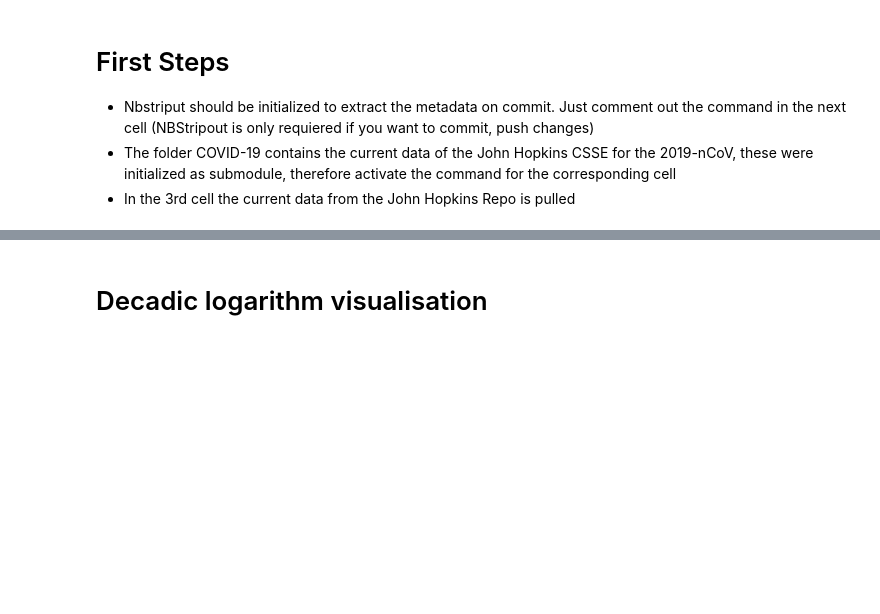
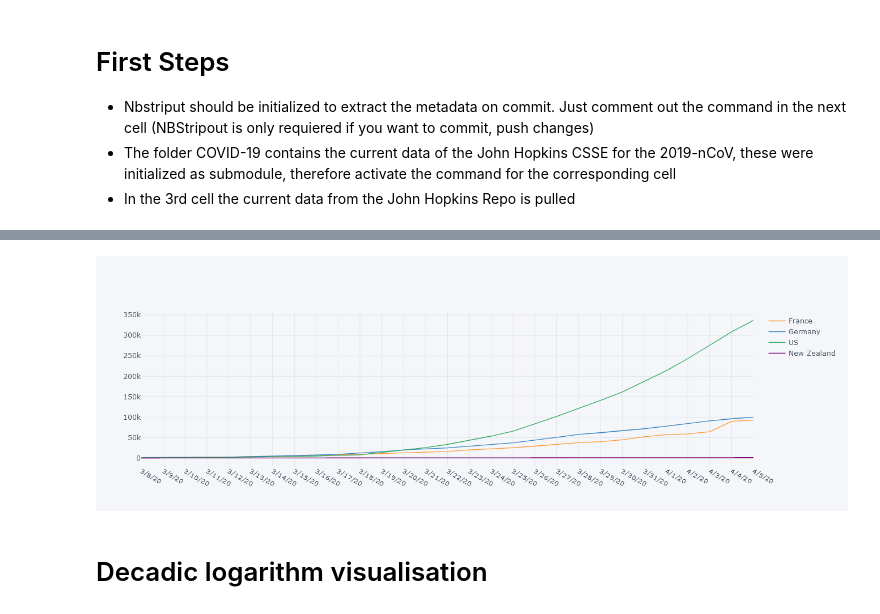
Before and after one commit to Energy23/corona_jupyternotebooks, a Jupyter notebook: visualisations.ipynb, the cells around one changed output, grey strips where cells are left out. Cells and saved outputs as stored; diff of their text form; code cells hidden in the pictures; blank space fills up the shorter version.

Commit message:
population json upload, implemeted / ipywidgets for fancy stuff like selecting

```diff
--- a/visualisations.ipynb
+++ b/visualisations.ipynb
@@ -30 +41,18 @@ For better visualization it is helpful to build a new dataframe, because e.g. Fr
 In addition, a clean dataframe helps with further data-moves
+# %%
+# UK is part of it, after all it was once EU
+eu_countries = ['Austria', 'Belgium', 'Bulgaria', 'Croatia', 'Cyprus', 'Czechia', 'Denmark', 'Estonia',
+                'Finland', 'France', 'Germany', 'Greece', 'Hungary', 'Ireland', 'Italy', 'Latvia', 'Lithuania', 'Luxembourg',
+                'Malta', 'Netherlands', 'Poland', 'Portugal', 'Romania', 'Slovakia', 'Slovenia', 'Spain', 'Sweden']
+#Check the file COVID-19/csse_covid_19_data/csse_covid_19_time_series/time_series_covid19_confirmed_global.csv for more countries
+non_eu_countries = ['US', 'New Zealand']
+countries = eu_countries + non_eu_countries
+selected = ipywidgets.SelectMultiple(
+    options=countries,
+    #value=['Germany'],
+    rows=20,
+    description='Countries',
+    disabled=False
+)
+print('Select countries to work with. Holding Strg let you select multiple')
+display(selected)
@@ -31,7 +62,10 @@ In addition, a clean dataframe helps with further data-moves
 # %%
-#countries = ['Germany','FranceFrance','UK','Austria','Switzerland','Netherlands','Belgium','Ireland','Spain','Greece','Portugal''Sweden','Denmark','Finland','Norway','Poland','Ukraine','Romania','Hungary']
-countries = ['Germany', 'Italy', 'US', 'France', 'United Kingdom', 'Netherlands', 'Spain']
-colony = ['France', 'United Kingdom', 'Australia', 'Netherlands']
+# UK is part of it, after all it was once EU
+eu_countries = ['United Kingdom', 'Austria', 'Belgium', 'Bulgaria', 'Croatia', 'Cyprus', 'Czechia', 'Denmark', 'Estonia',
+                'Finland', 'France', 'Germany', 'Greece', 'Hungary', 'Ireland', 'Italy', 'Latvia', 'Lithuania', 'Luxembourg',
+                'Malta', 'Netherlands', 'Poland', 'Portugal', 'Romania', 'Slovakia', 'Slovenia', 'Spain', 'Sweden']
+countries = selected.value
+adm_states = ['France', 'United Kingdom', 'Australia', 'Netherlands', 'Denmark']
 df_time = pd.read_csv('COVID-19/csse_covid_19_data/csse_covid_19_time_series/time_series_covid19_confirmed_global.csv', sep=',')
 
 pd.to_datetime(df_time.columns[4:], dayfirst=True)
@@ -40,7 +74,7 @@ df_series_filter = df_time.drop(['Lat', 'Long'], 1)
 
 df_cleaned = pd.DataFrame()
 for c in countries:
-    if any(c in col for col in colony):
+    if any(c in col for col in adm_states):
         df_temp = df_series_filter[df_series_filter['Country/Region']==c]
         df_temp = df_temp[df_temp['Province/State'].isnull()].transpose()[2:]
         df_temp.columns = [c]
@@ -61,0 +107,14 @@ df_cleaned.iloc[n:].iplot()
+# %%
+slide_n = ipywidgets.IntSlider(
+    value=0,
+    min=0,
+    max=60,
+    step=1,
+    description='Days:',
+    disabled=False,
+    continuous_update=False,
+    orientation='horizontal',
+    readout=True,
+    readout_format='d'
+)
+display(slide_n)
@@ -62,3 +123,7 @@ df_cleaned.iloc[n:].iplot()
+# %%
+df_cleaned.iloc[slide_n.value:].iplot()
+# %% [output]
+[figure, added]
 # %% [markdown]
 # Decadic logarithm visualisation
 # %%
```
Also changed, not shown: parts of 14 cells of this notebook, 1 other file.
